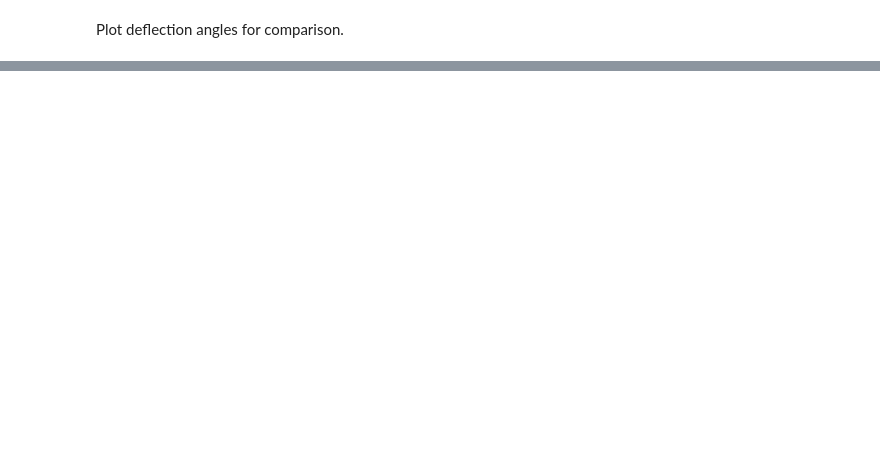
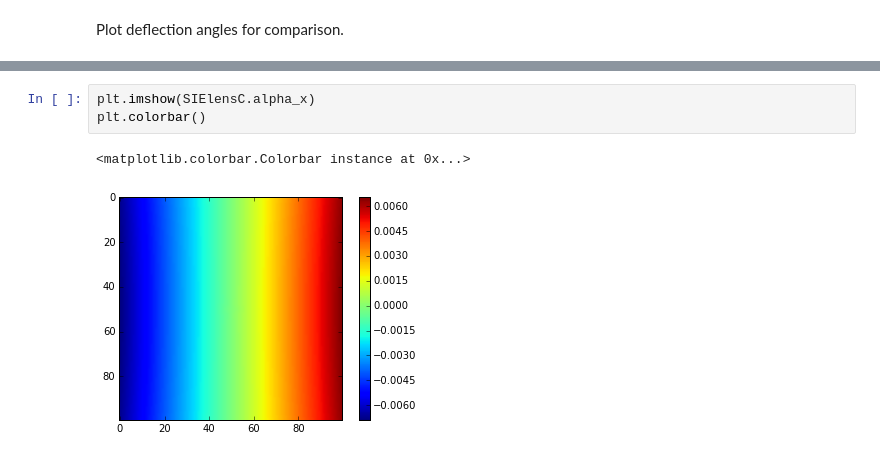
Before and after one commit to wmorning/EvilLens, a Jupyter notebook: DeflectionTest.ipynb, the cells around one changed output, grey strips where cells are left out. Cells and saved outputs as stored; diff of their text form; blank space fills up the shorter version.

```diff
--- a/DeflectionTest.ipynb
+++ b/DeflectionTest.ipynb
@@ -60,0 +76,6 @@ print(np.average(abs(SIElensC.alpha_x)), np.average(abs(SIElensC.alpha_y)))
+# %%
+plt.imshow(SIElensC.alpha_x)
+plt.colorbar()
+# %% [output]
+<matplotlib.colorbar.Colorbar instance at 0x...>
+[figure, added]
```
Also changed, not shown: parts of 9 cells of this notebook.
